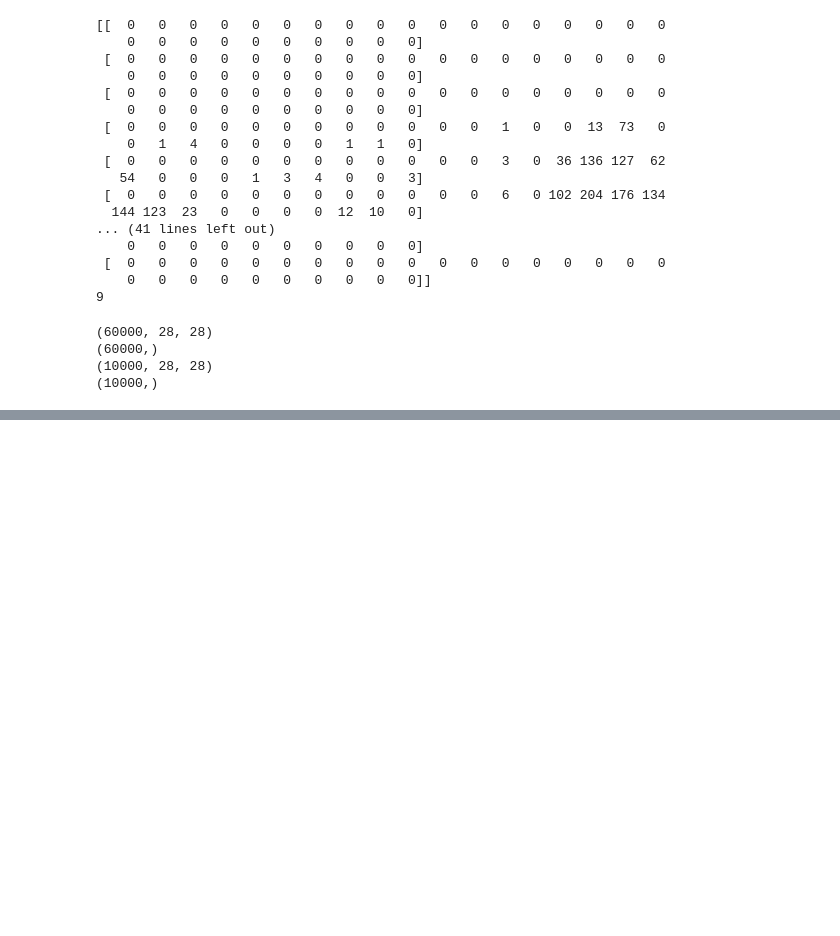
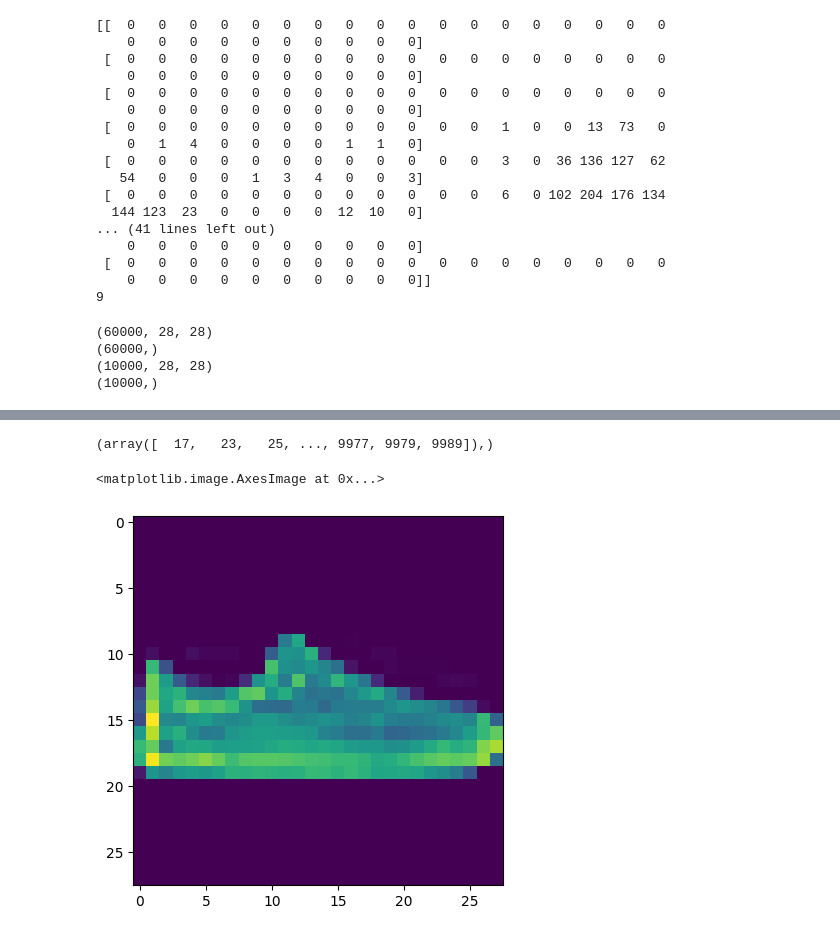
Before and after one commit to chlwnsxo00/fashion_mnist_dnn, a Jupyter notebook: Untitled0.ipynb, the cells around one changed output, grey strips where cells are left out. Drawn from its saved outputs; the diff is of its cells as text; code cells hidden in the pictures; blank space fills up the shorter version.

```diff
--- a/Untitled0.ipynb
+++ b/Untitled0.ipynb
@@ -87,0 +175,9 @@ print(np.argmax(predictions[0]))
+# %%
+np.where(test_labels != pred) #틀린 것들 인덱스 리턴
+# %% [output]
+(array([  17,   23,   25, ..., 9977, 9979, 9989]),)
+# %%
+plt.imshow(test_images[12])
+# %% [output]
+<matplotlib.image.AxesImage at 0x...>
+[figure, added]
```
Also changed, not shown: parts of 17 cells of this notebook.
